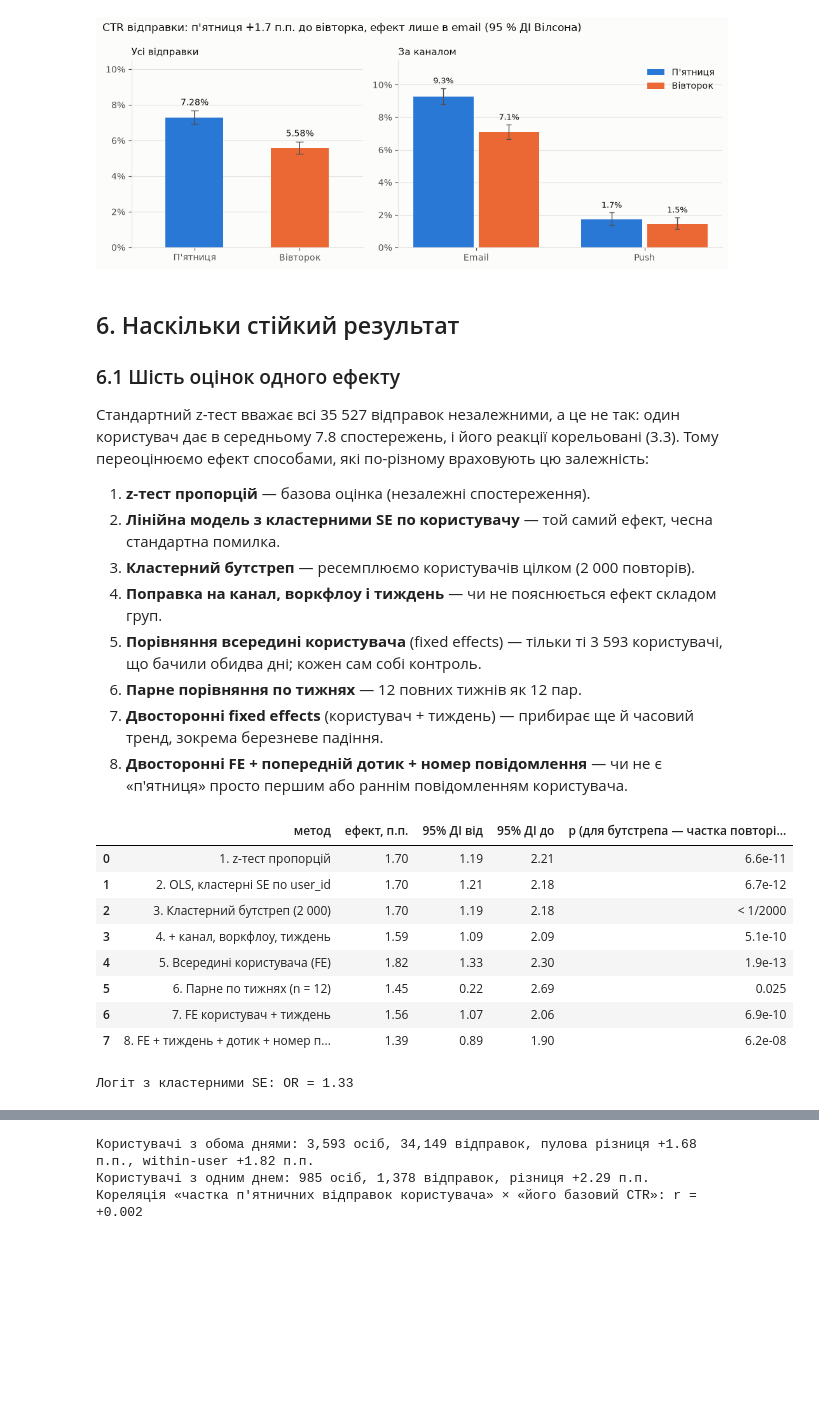
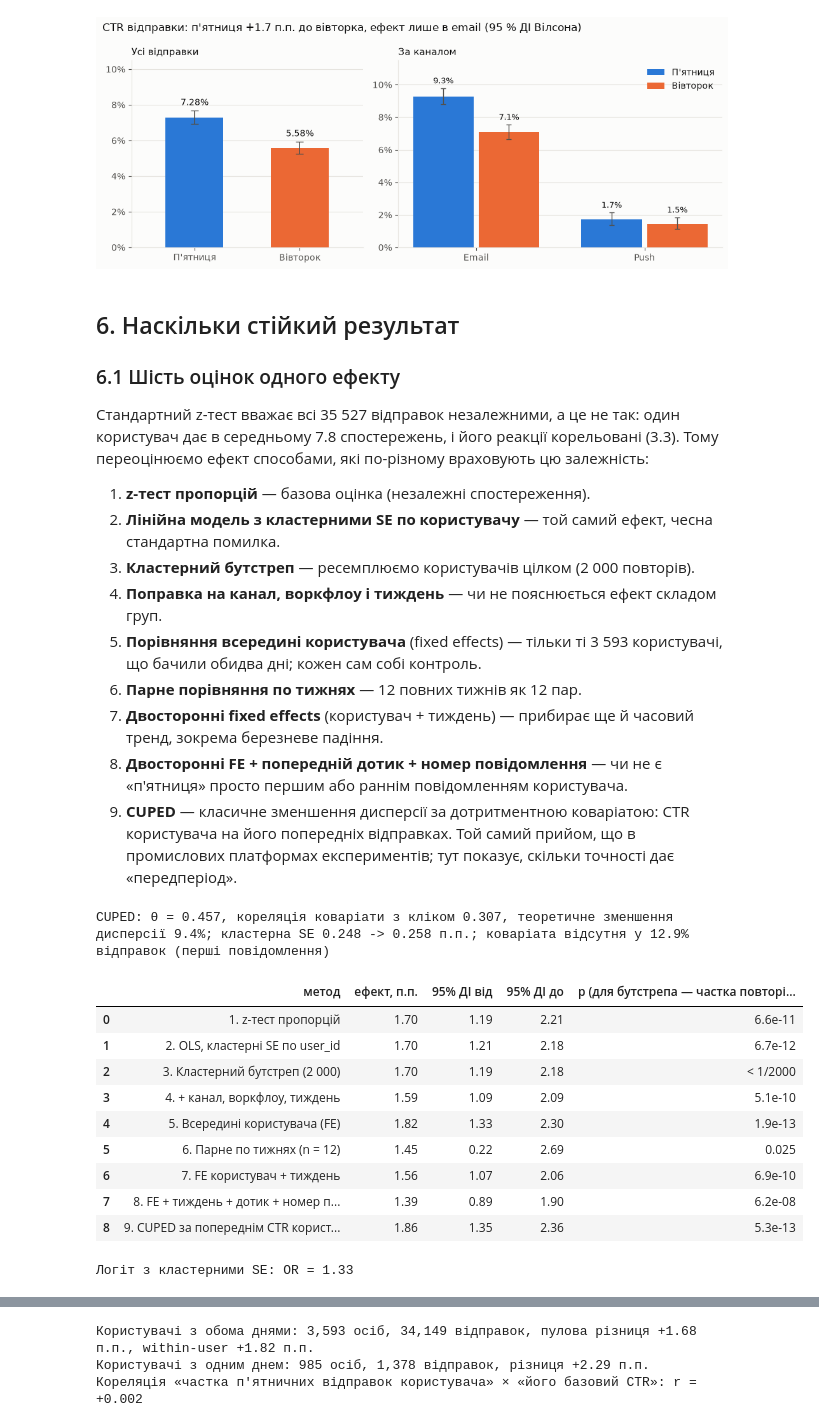
Before and after one commit to MDomantovych/ab-test-mailing-day, a Jupyter notebook: notebook/ab_test_analysis.ipynb, the cells around one changed output, grey strips where cells are left out. Saved outputs shown, nothing was run; the diff lists cells and outputs as text; code cells hidden in the pictures; blank space fills up the shorter version.

```diff
--- a/notebook/ab_test_analysis.ipynb
+++ b/notebook/ab_test_analysis.ipynb
@@ -198,6 +198,8 @@ obs["msg_no"] = obs.groupby("user_id").cumcount() + 1            # порядк
 obs["tt_click_h"] = (obs.first_click - obs.sent_date).dt.total_seconds() / 3600
 obs["log_msg_no"] = np.log(obs.msg_no)
 obs["prior_touch_7d"] = (np.floor(obs.days_since_prev) <= 7).astype(int)   # було інше повідомлення за останній тиждень
+# коваріата для CUPED: CTR користувача на попередніх відправках (без поточної); для першої відправки невідома
+obs["prior_ctr"] = ((obs.groupby("user_id").clicked.cumsum() - obs.clicked) / (obs.msg_no - 1)).where(obs.msg_no > 1)
 obs["period"] = np.where(obs.week < "2021-03-08", "січень–лютий", "березень")
 
 print("Спостережень:", len(obs), "| користувачів:", obs.user_id.nunique())
@@ -571,6 +573,8 @@ plt.show()
 6. **Парне порівняння по тижнях** — 12 повних тижнів як 12 пар.
 7. **Двосторонні fixed effects** (користувач + тиждень) — прибирає ще й часовий тренд, зокрема березневе падіння.
 8. **Двосторонні FE + попередній дотик + номер повідомлення** — чи не є «п'ятниця» просто першим або раннім повідомленням користувача.
+9. **CUPED** — класичне зменшення дисперсії за дотритментною коваріатою: CTR користувача на його попередніх відправках.
+   Той самий прийом, що в промислових платформах експериментів; тут показує, скільки точності дає «передперіод».
 # %%
 clustered = ab.clustered_lpm(obs, "clicked ~ fri", "user_id")
 boot = ab.cluster_bootstrap_diff(obs, "user_id", "fri", "clicked", n_boot=2000, seed=42)
@@ -580,6 +584,7 @@ full_weeks = obs[obs.week.between("2021-01-04", "2021-03-22")]
 weekly = ab.paired_weekly_effect(full_weeks, "week", "fri", "clicked")
 twoway = ab.two_way_fe_effect(obs, "user_id", "week", "fri", "clicked")
 twoway_ctrl = ab.two_way_fe_effect(obs, "user_id", "week", "fri", "clicked", controls=("prior_touch_7d", "log_msg_no"))
+cuped = ab.cuped_effect(obs, "user_id", "fri", "clicked", "prior_ctr")
 
 rows = [
     ("1. z-тест пропорцій", res.diff, res.ci_low, res.ci_high, res.p),
@@ -590,36 +595,41 @@ rows = [
     (f"6. Парне по тижнях (n = {weekly['weeks']})", weekly["mean"], weekly["ci_low"], weekly["ci_high"], weekly["p"]),
     ("7. FE користувач + тиждень", twoway["coef"], twoway["ci_low"], twoway["ci_high"], twoway["p"]),
     ("8. FE + тиждень + дотик + номер повідомлення", twoway_ctrl["coef"], twoway_ctrl["ci_low"], twoway_ctrl["ci_high"], twoway_ctrl["p"]),
+    ("9. CUPED за попереднім CTR користувача", cuped["coef"], cuped["ci_low"], cuped["ci_high"], cuped["p"]),
 ]
 robust = pd.DataFrame(rows, columns=["метод", "ефект", "ДІ low", "ДІ high", "p"])
+print(f"CUPED: θ = {cuped['theta']:.3f}, кореляція коваріати з кліком {cuped['corr']:.3f}, теоретичне зменшення дисперсії {cuped['variance_reduction']:.1%}; "
+      f"кластерна SE {cuped['se_raw'] * 100:.3f} -> {cuped['se_cuped'] * 100:.3f} п.п.; коваріата відсутня у {cuped['covariate_missing_share']:.1%} відправок (перші повідомлення)")
 
 
 def format_p(value, is_bootstrap):
     if is_bootstrap:
         return f"< 1/{boot['n_boot']}" if value == 0 else f"{value:.4f}"
     return f"{value:.1e}" if value < 0.001 else f"{value:.3f}"
 
 
 shown = robust.copy()
 for column in ["ефект", "ДІ low", "ДІ high"]:
     shown[column] = (shown[column] * 100).round(2)
 shown["p"] = [format_p(v, i == 2) for i, v in enumerate(shown.p)]
 display(shown.rename(columns={"ефект": "ефект, п.п.", "ДІ low": "95% ДІ від", "ДІ high": "95% ДІ до",
                               "p": "p (для бутстрепа — частка повторів ≤ 0)"}))
 
 logit = smf.logit("clicked ~ fri", obs).fit(disp=0, cov_type="cluster", cov_kwds={"groups": obs.user_id})
 print(f"Логіт з кластерними SE: OR = {np.exp(logit.params['fri']):.2f}")
 # %% [output]
+CUPED: θ = 0.457, кореляція коваріати з кліком 0.307, теоретичне зменшення дисперсії 9.4%; кластерна SE 0.248 -> 0.258 п.п.; коваріата відсутня у 12.9% відправок (перші повідомлення)
 |  | метод | ефект, п.п. | 95% ДІ від | 95% ДІ до | p (для бутстрепа — частка повторі... |
 | 0 | 1. z-тест пропорцій | 1.70 | 1.19 | 2.21 | 6.6e-11 |
 | 1 | 2. OLS, кластерні SE по user_id | 1.70 | 1.21 | 2.18 | 6.7e-12 |
 | 2 | 3. Кластерний бутстреп (2 000) | 1.70 | 1.19 | 2.18 | < 1/2000 |
 | 3 | 4. + канал, воркфлоу, тиждень | 1.59 | 1.09 | 2.09 | 5.1e-10 |
 | 4 | 5. Всередині користувача (FE) | 1.82 | 1.33 | 2.30 | 1.9e-13 |
 | 5 | 6. Парне по тижнях (n = 12) | 1.45 | 0.22 | 2.69 | 0.025 |
 | 6 | 7. FE користувач + тиждень | 1.56 | 1.07 | 2.06 | 6.9e-10 |
 | 7 | 8. FE + тиждень + дотик + номер п... | 1.39 | 0.89 | 1.90 | 6.2e-08 |
+| 8 | 9. CUPED за попереднім CTR корист... | 1.86 | 1.35 | 2.36 | 5.3e-13 |
-Логіт з кластерними SE: OR = 1.33
+Логіт з кластерними SE: OR = 1.33
 # %%
 fig, ax = plt.subplots(figsize=(9, 4.8))
 ypos = np.arange(len(robust))[::-1]
```
Also changed, not shown: parts of 6 cells of this notebook, 5 other files.
